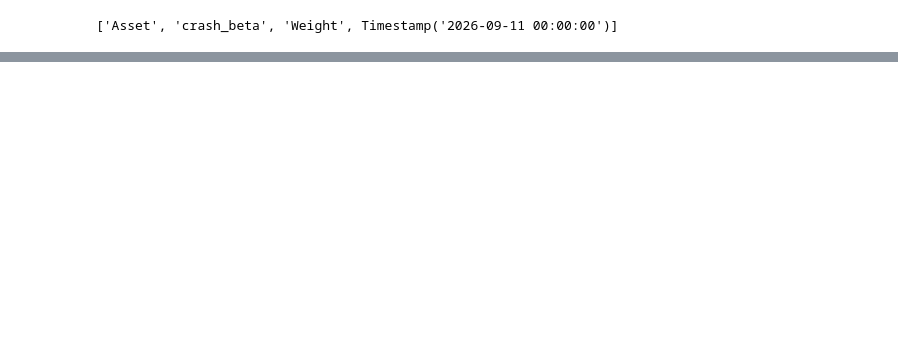
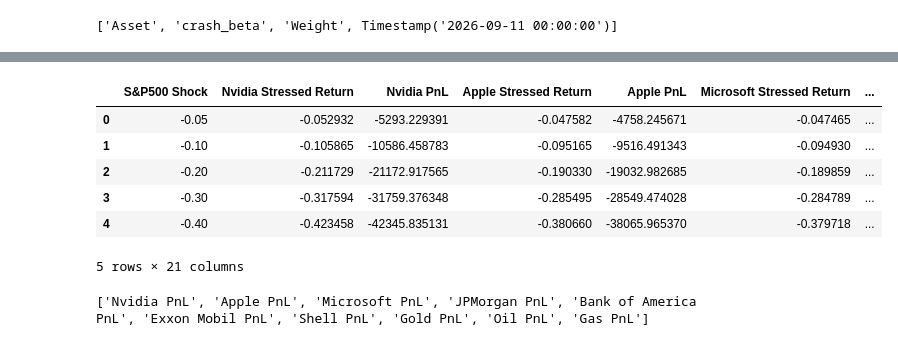
Before and after one commit to rakotoan/Crash-Metrics, a Jupyter notebook: Crash_Metrics.ipynb, the cells around one changed output, grey strips where cells are left out. Cells and saved outputs as stored; diff of their text form; code cells hidden in the pictures; blank space fills up the shorter version.

```diff
--- a/Crash_Metrics.ipynb
+++ b/Crash_Metrics.ipynb
@@ -565,0 +567,9 @@ portfolio
+# %%
+Shock = [-0.05,-0.1,-0.2,-0.3,-0.4]
+
+dico = {
+    "S&P500 Shock":Shock,
+}
+
+stress_results = pd.DataFrame(dico)
+stress_results
@@ -565,0 +583,31 @@ portfolio
+# %%
+for _, row in portfolio.iterrows():
+
+    asset = row["Asset"]
+    beta = row["crash_beta"]
+
+    stressed_return = beta * stress_results["S&P500 Shock"]
+
+    pnl = row["Position Value $"] * stressed_return
+
+    stress_results[f"{asset} Stressed Return"] = stressed_return
+    stress_results[f"{asset} PnL"] = pnl
+
+
+stress_results
+# %% [output]
+|  | S&P500 Shock | Nvidia Stressed Return | Nvidia PnL | Apple Stressed Return | Apple PnL | Microsoft Stressed Return | ... |
+| 0 | -0.05 | -0.052932 | -5293.229391 | -0.047582 | -4758.245671 | -0.047465 | ... |
+| 1 | -0.10 | -0.105865 | -10586.458783 | -0.095165 | -9516.491343 | -0.094930 | ... |
+| 2 | -0.20 | -0.211729 | -21172.917565 | -0.190330 | -19032.982685 | -0.189859 | ... |
+| 3 | -0.30 | -0.317594 | -31759.376348 | -0.285495 | -28549.474028 | -0.284789 | ... |
+| 4 | -0.40 | -0.423458 | -42345.835131 | -0.380660 | -38065.965370 | -0.379718 | ... |
+5 rows × 21 columns
+# %%
+L=[]
+for name in stress_results.columns:
+    if "PnL" in name:
+        L.append(name)
+print(L)
+# %% [output]
+['Nvidia PnL', 'Apple PnL', 'Microsoft PnL', 'JPMorgan PnL', 'Bank of America PnL', 'Exxon Mobil PnL', 'Shell PnL', 'Gold PnL', 'Oil PnL', 'Gas PnL']
```
Also changed, not shown: parts of 26 cells of this notebook.
